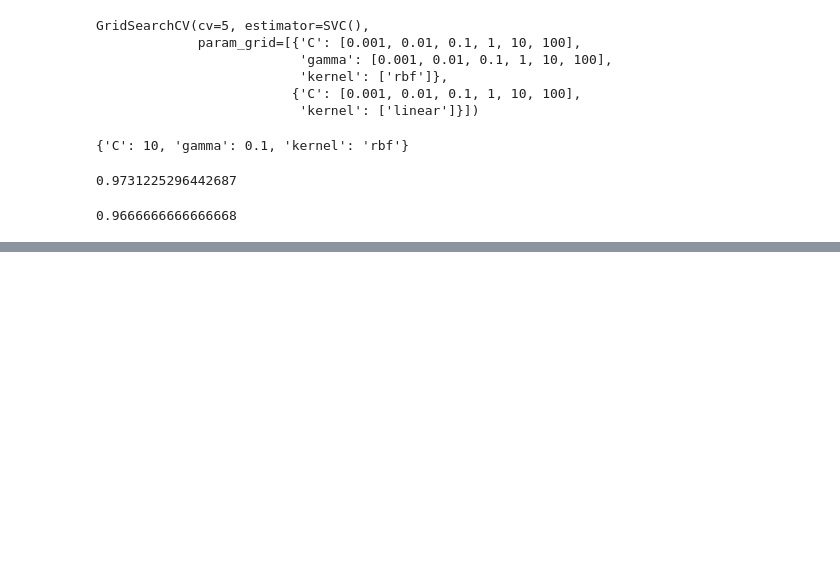
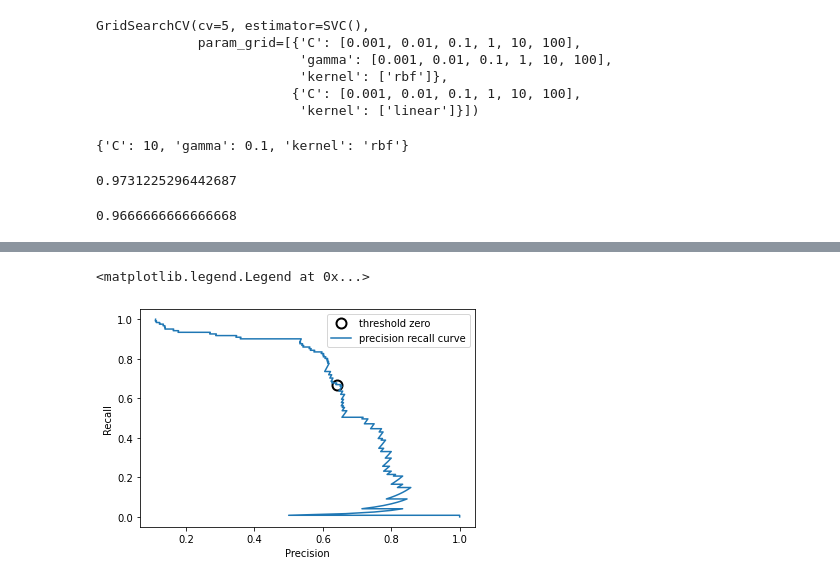
Before and after one commit to aashish-2096/Notebooks, a Jupyter notebook: Model Evaluation.ipynb, the cells around one changed output, grey strips where cells are left out. Cells and saved outputs as stored; diff of their text form; code cells hidden in the pictures; blank space fills up the shorter version.

```diff
--- a/Model Evaluation.ipynb
+++ b/Model Evaluation.ipynb
@@ -278,0 +425,18 @@ scores.mean()
+# %%
+X, y = make_blobs(n_samples=(4000, 500), cluster_std=[7.0, 2],
+random_state=22)
+X_train, X_test, y_train, y_test = train_test_split(X, y, random_state=0)
+svc = SVC(gamma=.05).fit(X_train, y_train)
+precision, recall, thresholds = precision_recall_curve(
+y_test, svc.decision_function(X_test))
+# find threshold closest to zero
+close_zero = np.argmin(np.abs(thresholds))
+plt.plot(precision[close_zero], recall[close_zero], 'o', markersize=10,
+label="threshold zero", fillstyle="none", c='k', mew=2)
+plt.plot(precision, recall, label="precision recall curve")
+plt.xlabel("Precision")
+plt.ylabel("Recall")
+plt.legend(loc='best')
+# %% [output]
+<matplotlib.legend.Legend at 0x...>
+[figure, added]
```
Also changed, not shown: parts of 46 cells of this notebook.
